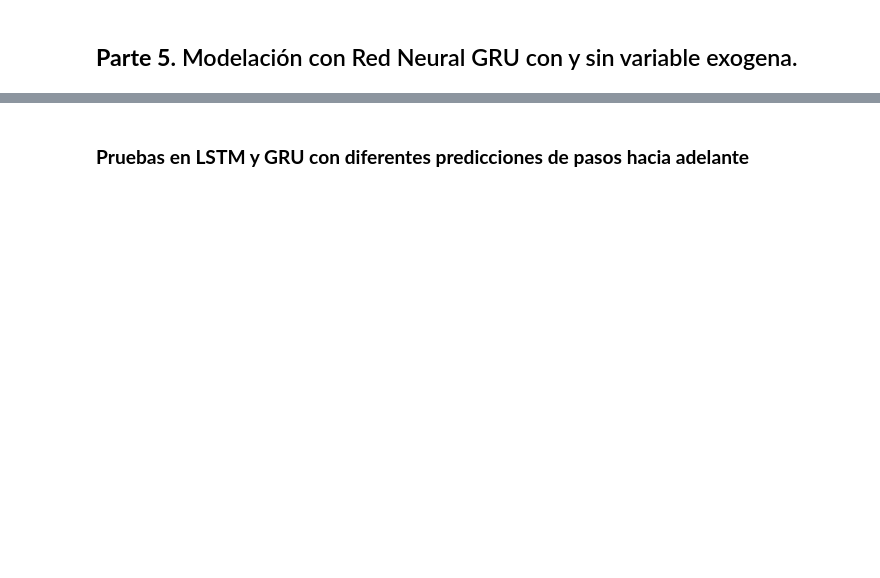
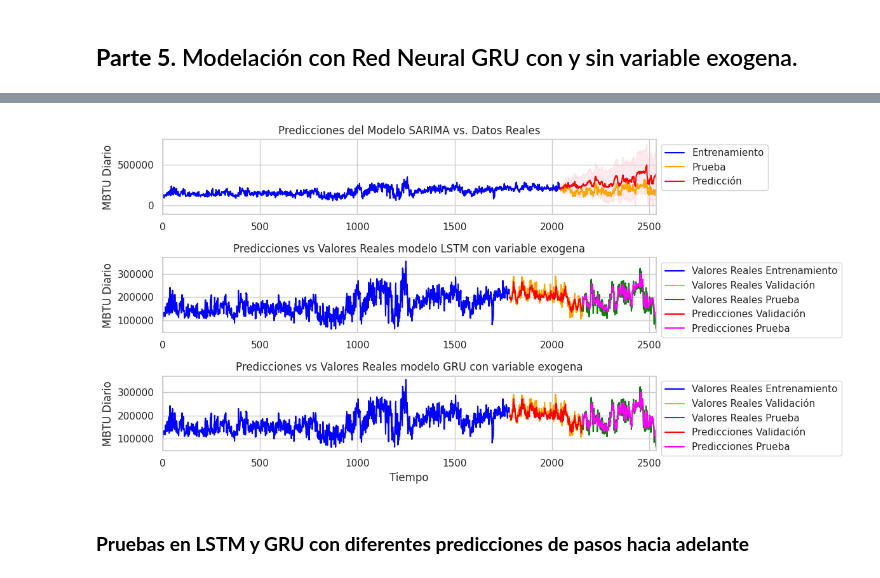
Before and after one commit to Jflorez05/Monografia_Especializacion, a Jupyter notebook: Monografia_Pred_Consumo_Gas_graficos.ipynb, the cells around one changed output, grey strips where cells are left out. Saved outputs shown, nothing was run; the diff lists cells and outputs as text; code cells hidden in the pictures; blank space fills up the shorter version.

```diff
--- a/Monografia_Pred_Consumo_Gas_graficos.ipynb
+++ b/Monografia_Pred_Consumo_Gas_graficos.ipynb
@@ -1263,3 +1268,78 @@ plt.show()
+# %%
+
+# # Crear un rango de tiempo para las gráficas
+# train_len = len(y_train_inv)
+# val_len = len(y_val_inv)
+# test_len = len(y_test_inv)
+# total_len = train_len + val_len + test_len
+
+# # Crear un array de tiempo
+# time = np.arange(total_len)
+
+# Crear un array para los valores originales
+values = np.concatenate((y_train_inv, y_val_inv, y_test_inv), axis=0)
+
+# Crear la figura y los subgráficos (en este caso 3 gráficos en una fila)
+fig, axes = plt.subplots(3, 1, figsize=(12, 6))  # 1 fila, 3 columnas
+
+# Graficar datos de entrenamiento
+axes[0].plot(train_inverso, label='Entrenamiento', color='blue')
+# Graficar datos de prueba
+axes[0].plot(pred_simple.predicted_mean.index, test_inverso, label='Prueba', color='orange')
+# Graficar predicciones
+axes[0].plot(pred_simple.predicted_mean.index, predicciones_inversas, label='Predicción', color='red')
+
+# Graficar intervalos de confianza
+axes[0].fill_between(pred_conf.index,
+                 scaler_gas.inverse_transform(pred_conf.iloc[:, 0].values.reshape(-1, 1)).flatten(),
+                 scaler_gas.inverse_transform(pred_conf.iloc[:, 1].values.reshape(-1, 1)).flatten(),
+                 color='pink', alpha=0.3)
+
+# Configuración del gráfico
+axes[0].set_title('Predicciones del Modelo SARIMA vs. Datos Reales')
+#axes[0].set_xlabel('Tiempo')
+axes[0].set_ylabel('MBTU Diario')
+axes[0].set_xlim(0, total_len)
+axes[0].legend(loc='upper left', bbox_to_anchor=(1.0, 1.0))
+#axes[0].legend()
+
+# 1er gráfico: Predicciones vs Valores reales para entrenamiento
+axes[1].plot(time[:train_len], y_train_inv, label='Valores Reales Entrenamiento', color='blue')
+axes[1].plot(time[train_len:train_len + val_len], y_val_inv, label='Valores Reales Validación', color='orange')
+axes[1].plot(time[train_len + val_len:], y_test_inv, label='Valores Reales Prueba', color='green')
+axes[1].plot(time[train_len:train_len + val_len], val_predict_inv_LSTM_exog, label='Predicciones Validación', color='red')
+axes[1].plot(time[train_len + val_len:], test_predict_inv_LSTM_exog, label='Predicciones Prueba', color='magenta')
+
+# Configuración del primer gráfico
+axes[1].set_title('Predicciones vs Valores Reales modelo LSTM con variable exogena')
+#axes[1].set_xlabel('Tiempo')
+axes[1].set_ylabel('MBTU Diario')
+axes[1].set_xlim(0, total_len)
+axes[1].legend(loc='upper left', bbox_to_anchor=(1.0, 1.0))
+#axes[1].legend()
+
+# 2do gráfico: (Ejemplo, podría ser similar al primero o diferente)
+axes[2].plot(time[:train_len], y_train_inv, label='Valores Reales Entrenamiento', color='blue')
+axes[2].plot(time[train_len:train_len + val_len], y_val_inv, label='Valores Reales Validación', color='orange')
+axes[2].plot(time[train_len + val_len:], y_test_inv, label='Valores Reales Prueba', color='green')
+axes[2].plot(time[train_len:train_len + val_len], val_predict_GRU_exog, label='Predicciones Validación', color='red')
+axes[2].plot(time[train_len + val_len:], test_predict_GRU_exog, label='Predicciones Prueba', color='magenta')
+
+# Configuración del segundo gráfico
+axes[2].set_title('Predicciones vs Valores Reales modelo GRU con variable exogena')
+axes[2].set_xlabel('Tiempo')
+axes[2].set_ylabel('MBTU Diario')
+axes[2].set_xlim(0, total_len)
+#Ajustar leyenda en la parte izquierda
+axes[2].legend(loc='upper left', bbox_to_anchor=(1.0, 1.0))
+#axes[2].legend()
+
+# Ajustar el espaciado entre los subgráficos
+plt.tight_layout()
+# Mostrar la figura combinada
+plt.show()
+# %% [output]
+[figure, added]
 # %%
 !wget --no-cache -O init.py -q https://raw.githubusercontent.com/rramosp/2020.deeplearning/master/init.py
 from init import init; init(force_download=False)
```
Also changed, not shown: parts of 15 cells of this notebook.
